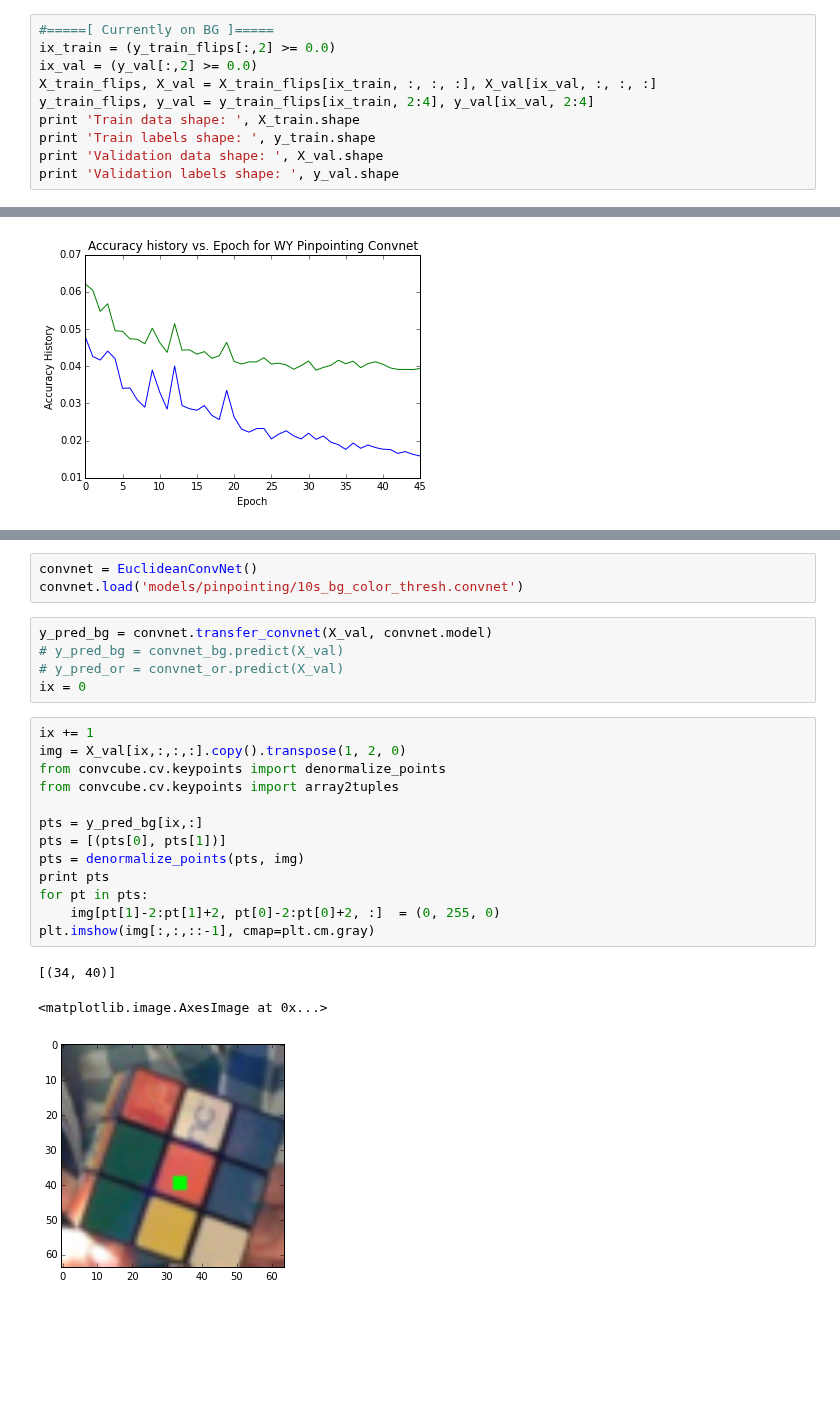
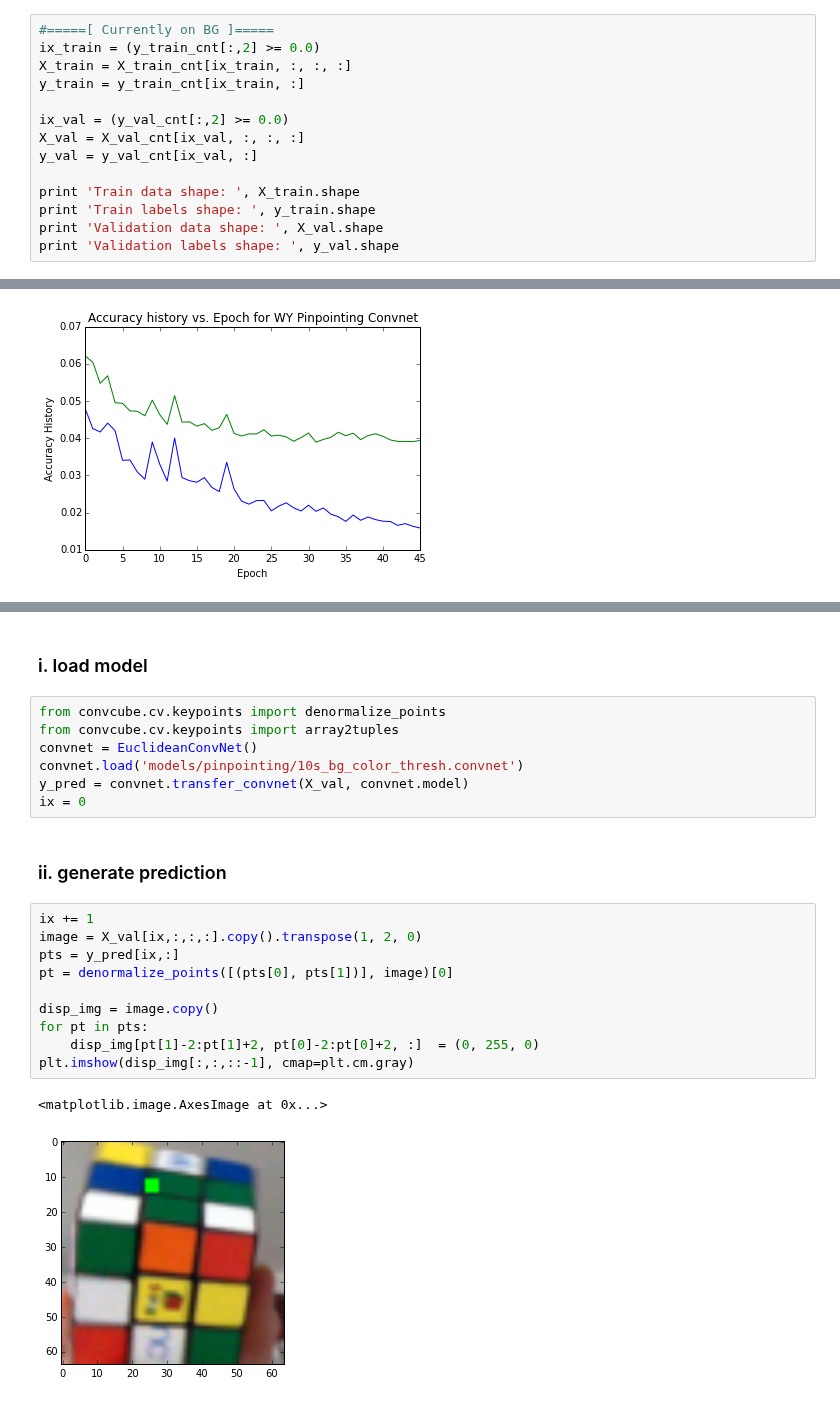
Before and after one commit to jayhack/ConvCube, a Jupyter notebook: PinPointing.ipynb, the cells around one changed output, grey strips where cells are left out. Saved outputs shown, nothing was run; the diff lists cells and outputs as text; blank space fills up the shorter version.

```diff
--- a/PinPointing.ipynb
+++ b/PinPointing.ipynb
@@ -86,9 +112,13 @@ plt.imshow(img[:,:,::-1])
 # %%
 #=====[ Currently on BG ]=====
-ix_train = (y_train_flips[:,2] >= 0.0)
-ix_val = (y_val[:,2] >= 0.0)
-X_train_flips, X_val = X_train_flips[ix_train, :, :, :], X_val[ix_val, :, :, :]
-y_train_flips, y_val = y_train_flips[ix_train, 2:4], y_val[ix_val, 2:4]
+ix_train = (y_train_cnt[:,2] >= 0.0)
+X_train = X_train_cnt[ix_train, :, :, :]
+y_train = y_train_cnt[ix_train, :]
+
+ix_val = (y_val_cnt[:,2] >= 0.0)
+X_val = X_val_cnt[ix_val, :, :, :]
+y_val = y_val_cnt[ix_val, :]
+
 print 'Train data shape: ', X_train.shape
 print 'Train labels shape: ', y_train.shape
 print 'Validation data shape: ', X_val.shape
@@ -332,25 +187,24 @@ plt.title('Accuracy history vs. Epoch for OR Pinpointing Convnet')
-# %%
-convnet = EuclideanConvNet()
-convnet.load('models/pinpointing/10s_bg_color_thresh.convnet')
-# %%
-y_pred_bg = convnet.transfer_convnet(X_val, convnet.model)
-# y_pred_bg = convnet_bg.predict(X_val)
-# y_pred_or = convnet_or.predict(X_val)
-ix = 0
+# %% [markdown]
+### i. load model
+# %%
+from convcube.cv.keypoints import denormalize_points
+from convcube.cv.keypoints import array2tuples
+convnet = EuclideanConvNet()
+convnet.load('models/pinpointing/10s_bg_color_thresh.convnet')
+y_pred = convnet.transfer_convnet(X_val, convnet.model)
+ix = 0
+# %% [markdown]
+### ii. generate prediction
 # %%
 ix += 1
-img = X_val[ix,:,:,:].copy().transpose(1, 2, 0)
-from convcube.cv.keypoints import denormalize_points
-from convcube.cv.keypoints import array2tuples
+image = X_val[ix,:,:,:].copy().transpose(1, 2, 0)
+pts = y_pred[ix,:]
+pt = denormalize_points([(pts[0], pts[1])], image)[0]
 
-pts = y_pred_bg[ix,:]
-pts = [(pts[0], pts[1])]
-pts = denormalize_points(pts, img)
-print pts
+disp_img = image.copy()
 for pt in pts:
-    img[pt[1]-2:pt[1]+2, pt[0]-2:pt[0]+2, :]  = (0, 255, 0)
-plt.imshow(img[:,:,::-1], cmap=plt.cm.gray)
+    disp_img[pt[1]-2:pt[1]+2, pt[0]-2:pt[0]+2, :]  = (0, 255, 0)
+plt.imshow(disp_img[:,:,::-1], cmap=plt.cm.gray)
 # %% [output]
-[(34, 40)]
+<matplotlib.image.AxesImage at 0x...>
-<matplotlib.image.AxesImage at 0x...>
-[figure, old version]
+[figure, new version]
```
Also changed, not shown: parts of 33 cells of this notebook, 2 other files.
